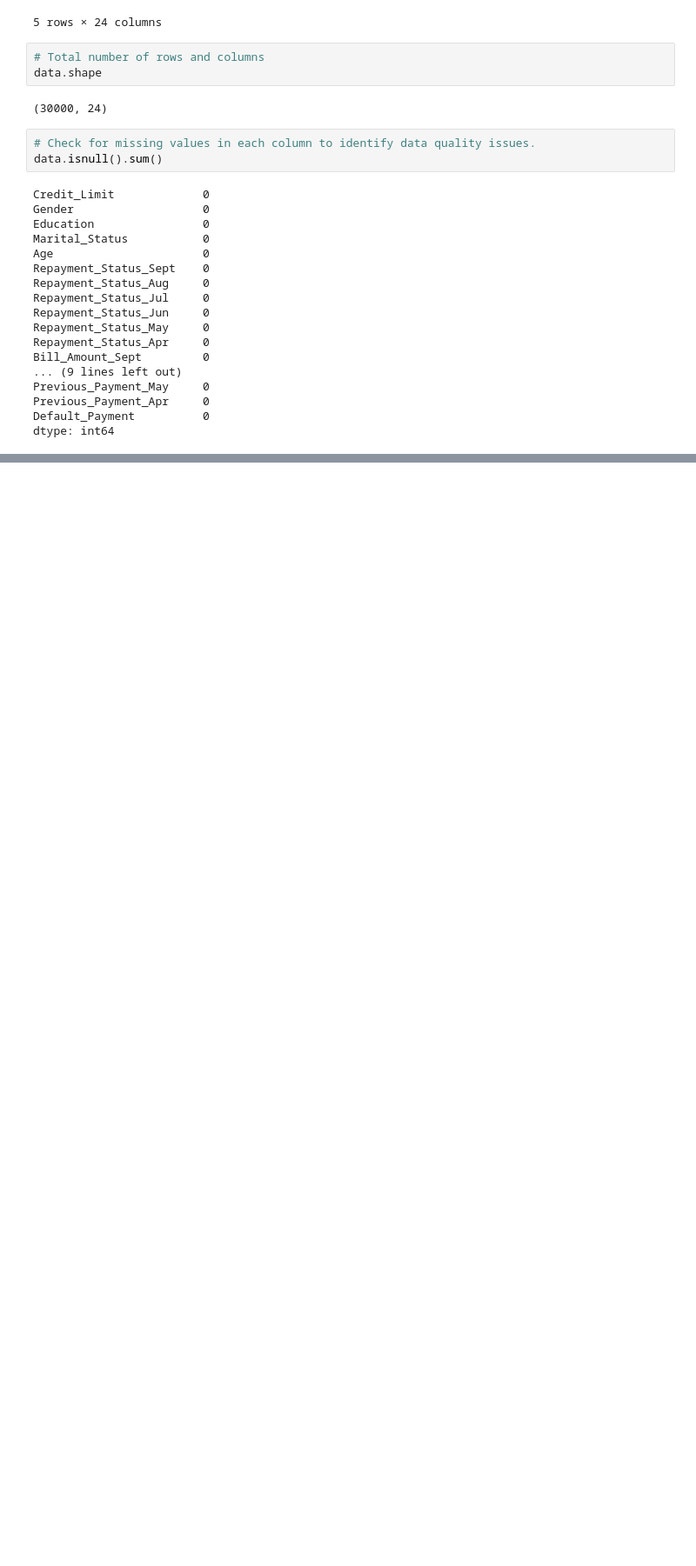
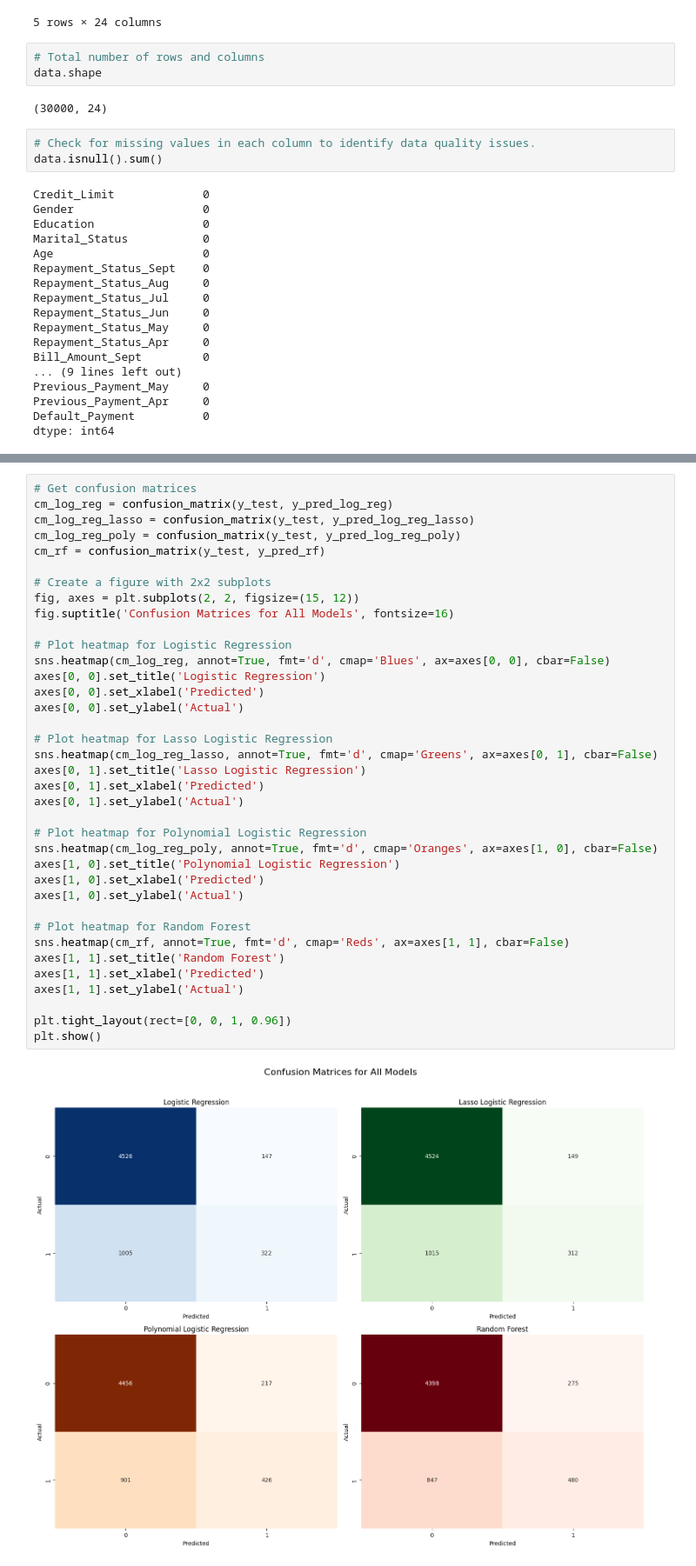
Before and after one commit to licyambrose/CreditCardDefault, a Jupyter notebook: creditcarddefault.ipynb, the cells around one changed output, grey strips where cells are left out. Shown: that part at 87% size. Drawn from its saved outputs; the diff is of its cells as text; blank space fills up the shorter version.

```diff
--- a/creditcarddefault.ipynb
+++ b/creditcarddefault.ipynb
@@ -244,0 +501,39 @@ With final dataset in hand, it is now time to build some models. Here, we build
+# %%
+# Get confusion matrices
+cm_log_reg = confusion_matrix(y_test, y_pred_log_reg)
+cm_log_reg_lasso = confusion_matrix(y_test, y_pred_log_reg_lasso)
+cm_log_reg_poly = confusion_matrix(y_test, y_pred_log_reg_poly)
+cm_rf = confusion_matrix(y_test, y_pred_rf)
+
+# Create a figure with 2x2 subplots
+fig, axes = plt.subplots(2, 2, figsize=(15, 12))
+fig.suptitle('Confusion Matrices for All Models', fontsize=16)
+
+# Plot heatmap for Logistic Regression
+sns.heatmap(cm_log_reg, annot=True, fmt='d', cmap='Blues', ax=axes[0, 0], cbar=False)
+axes[0, 0].set_title('Logistic Regression')
+axes[0, 0].set_xlabel('Predicted')
+axes[0, 0].set_ylabel('Actual')
+
+# Plot heatmap for Lasso Logistic Regression
+sns.heatmap(cm_log_reg_lasso, annot=True, fmt='d', cmap='Greens', ax=axes[0, 1], cbar=False)
+axes[0, 1].set_title('Lasso Logistic Regression')
+axes[0, 1].set_xlabel('Predicted')
+axes[0, 1].set_ylabel('Actual')
+
+# Plot heatmap for Polynomial Logistic Regression
+sns.heatmap(cm_log_reg_poly, annot=True, fmt='d', cmap='Oranges', ax=axes[1, 0], cbar=False)
+axes[1, 0].set_title('Polynomial Logistic Regression')
+axes[1, 0].set_xlabel('Predicted')
+axes[1, 0].set_ylabel('Actual')
+
+# Plot heatmap for Random Forest
+sns.heatmap(cm_rf, annot=True, fmt='d', cmap='Reds', ax=axes[1, 1], cbar=False)
+axes[1, 1].set_title('Random Forest')
+axes[1, 1].set_xlabel('Predicted')
+axes[1, 1].set_ylabel('Actual')
+
+plt.tight_layout(rect=[0, 0, 1, 0.96])
+plt.show()
+# %% [output]
+[figure, added]
```
Also changed, not shown: parts of 14 cells of this notebook.
